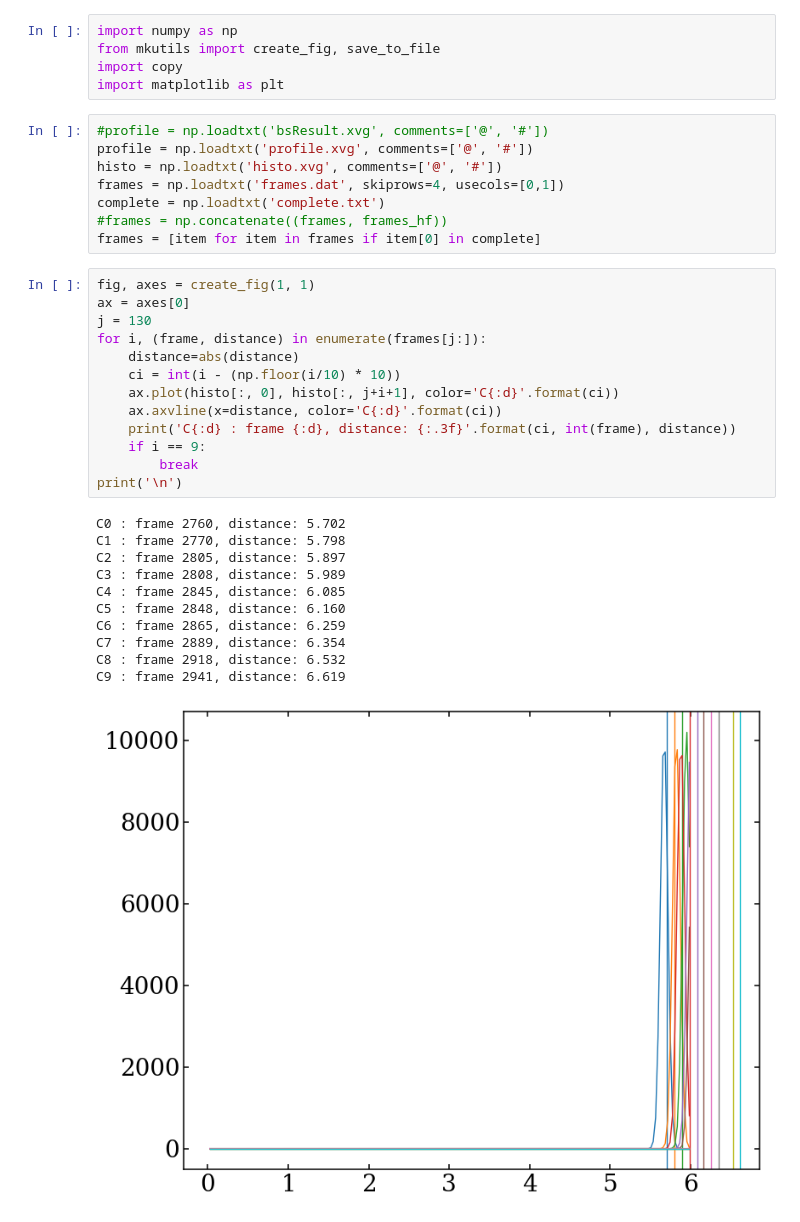
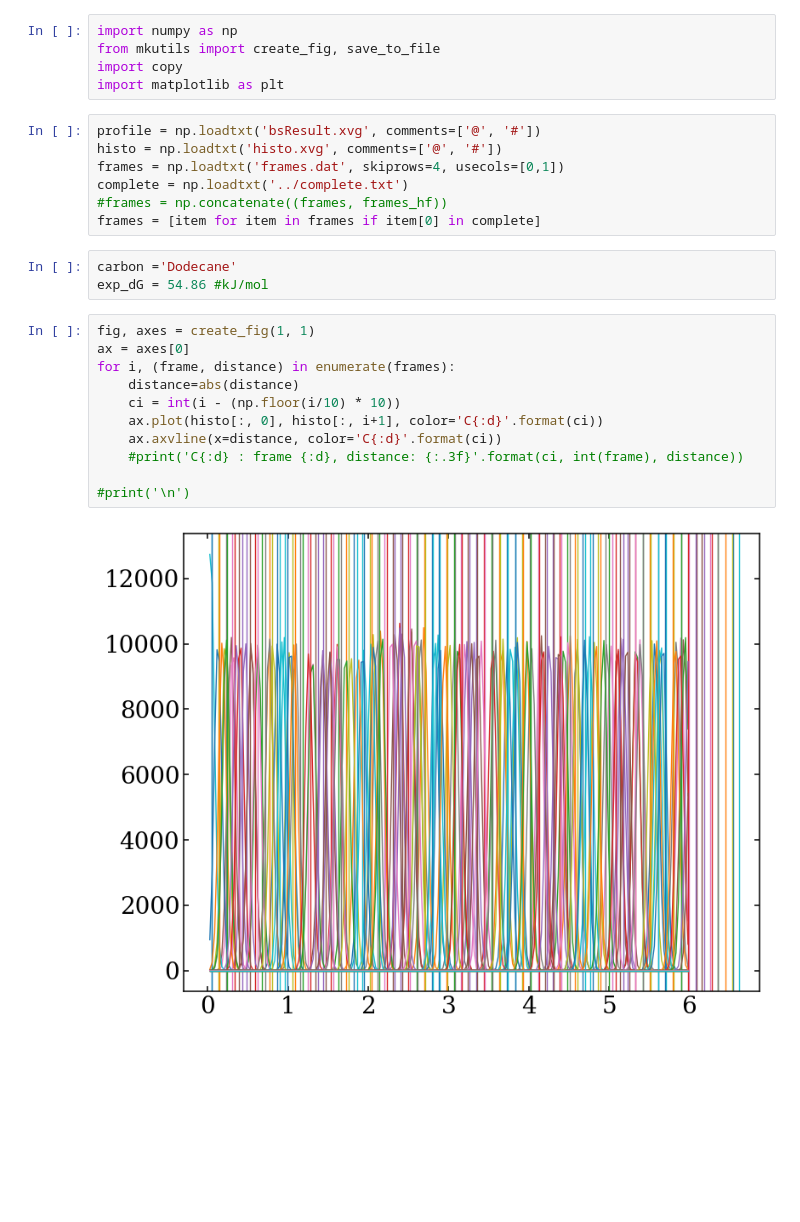
Before and after one commit to MatKie/WO_PMF, a Jupyter notebook: umbrella/analysis/Plot_PMF.ipynb, the cells around one changed output. Saved outputs shown, nothing was run; the diff lists cells and outputs as text; blank space fills up the shorter version.

```diff
--- a/umbrella/analysis/Plot_PMF.ipynb
+++ b/umbrella/analysis/Plot_PMF.ipynb
@@ -4,38 +4,28 @@ from mkutils import create_fig, save_to_file
 import copy
 import matplotlib as plt
 # %%
-#profile = np.loadtxt('bsResult.xvg', comments=['@', '#'])
-profile = np.loadtxt('profile.xvg', comments=['@', '#'])
+profile = np.loadtxt('bsResult.xvg', comments=['@', '#'])
 histo = np.loadtxt('histo.xvg', comments=['@', '#'])
 frames = np.loadtxt('frames.dat', skiprows=4, usecols=[0,1])
-complete = np.loadtxt('complete.txt')
+complete = np.loadtxt('../complete.txt')
 #frames = np.concatenate((frames, frames_hf))
 frames = [item for item in frames if item[0] in complete]
+# %%
+carbon ='Dodecane'
+exp_dG = 54.86 #kJ/mol
 # %%
 fig, axes = create_fig(1, 1)
 ax = axes[0]
-j = 130
-for i, (frame, distance) in enumerate(frames[j:]):
+for i, (frame, distance) in enumerate(frames):
     distance=abs(distance)
     ci = int(i - (np.floor(i/10) * 10))
-    ax.plot(histo[:, 0], histo[:, j+i+1], color='C{:d}'.format(ci))
+    ax.plot(histo[:, 0], histo[:, i+1], color='C{:d}'.format(ci))
     ax.axvline(x=distance, color='C{:d}'.format(ci))
-    print('C{:d} : frame {:d}, distance: {:.3f}'.format(ci, int(frame), distance))
-    if i == 9:
-        break
-print('\n')
+    #print('C{:d} : frame {:d}, distance: {:.3f}'.format(ci, int(frame), distance))
+
+#print('\n')
 # %% [output]
-C0 : frame 2760, distance: 5.702
-C1 : frame 2770, distance: 5.798
-C2 : frame 2805, distance: 5.897
-C3 : frame 2808, distance: 5.989
-C4 : frame 2845, distance: 6.085
-C5 : frame 2848, distance: 6.160
-C6 : frame 2865, distance: 6.259
-C7 : frame 2889, distance: 6.354
-C8 : frame 2918, distance: 6.532
-C9 : frame 2941, distance: 6.619
-[figure, old version]
+[figure, new version]
 # %%
 histofig, ax = create_fig(1,1)
 ax = ax[0]
```
Also changed, not shown: parts of 3 cells of this notebook, 3 other files.
